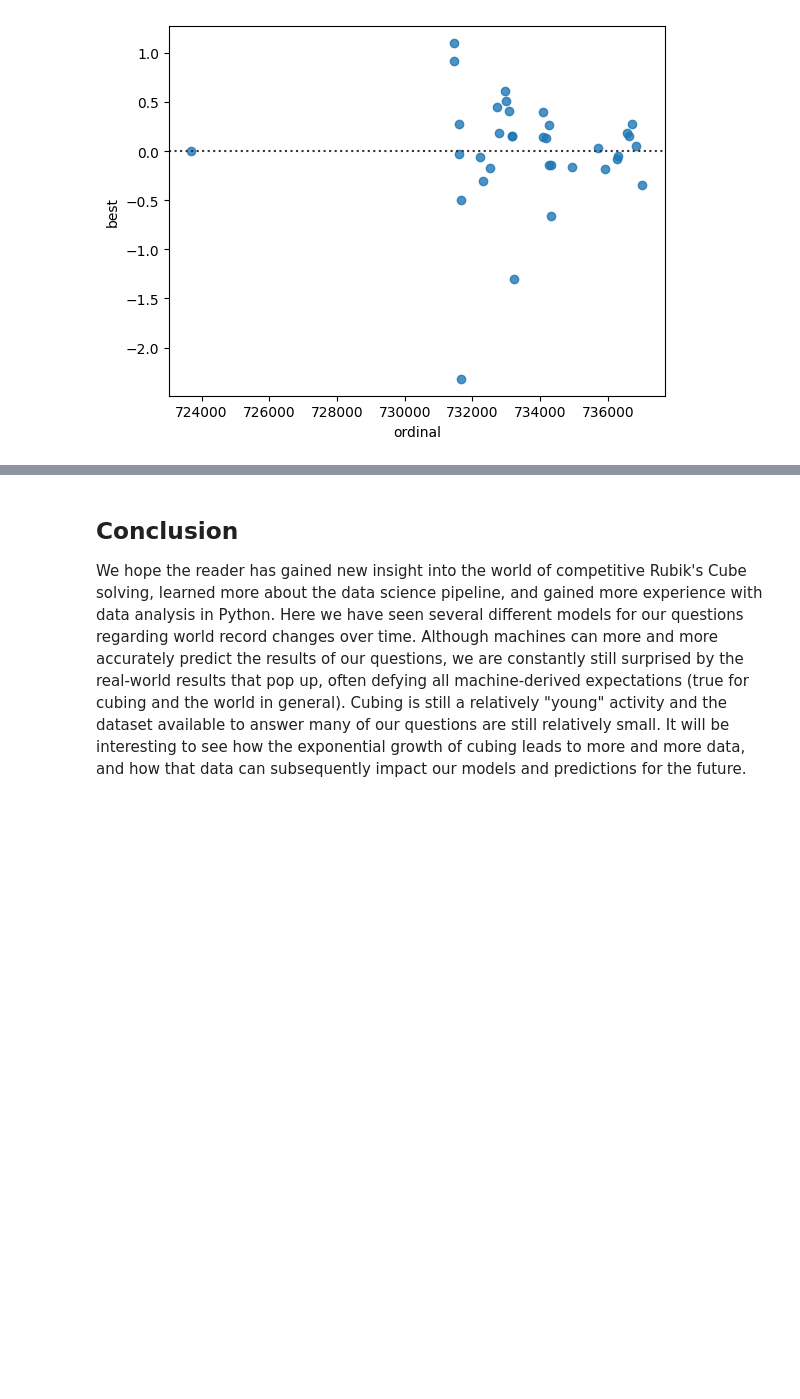
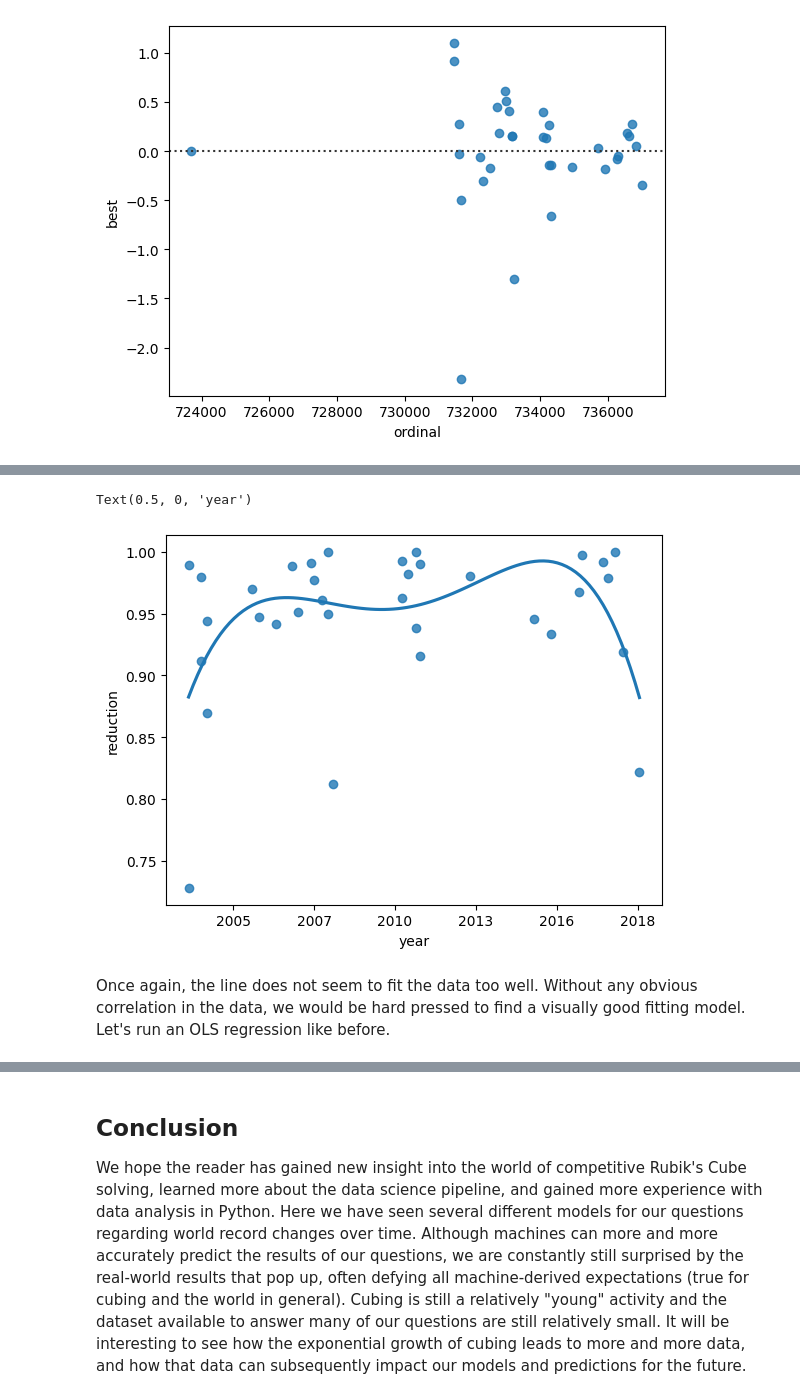
Before and after one commit to chen2li3an1/chen2li3an1.github.io, a Jupyter notebook: Final.ipynb, the cells around one changed output, grey strips where cells are left out. Saved outputs shown, nothing was run; the diff lists cells and outputs as text; code cells hidden in the pictures; blank space fills up the shorter version.

```diff
--- a/Final.ipynb
+++ b/Final.ipynb
@@ -659,0 +750,13 @@ sns.lineplot(data=df_333_singleWRs, x="date", y=y_prediction, color="#87bdff")
+# %%
+sns.regplot(data=df_333_singleWRs_reduction, x="ordinal", y="reduction", order=4, ci=None)
+
+# changing x-axis tick labels from ordinals to year
+ax = plt.gca()              # get current ax
+xticks = ax.get_xticks()    # get xticks
+ax.set_xticklabels([datetime.date.fromordinal(int(x)).year for x in xticks])    # convert each ordinal to a year
+ax.set_xlabel("year")       # changing x-axis label
+# %% [output]
+Text(0.5, 0, 'year')
+[figure, added]
+# %% [markdown]
+Once again, the line does not seem to fit the data too well. Without any obvious correlation in the data, we would be hard pressed to find a visually good fitting model. Let's run an OLS regression like before.
```
Also changed, not shown: parts of 32 cells of this notebook.
